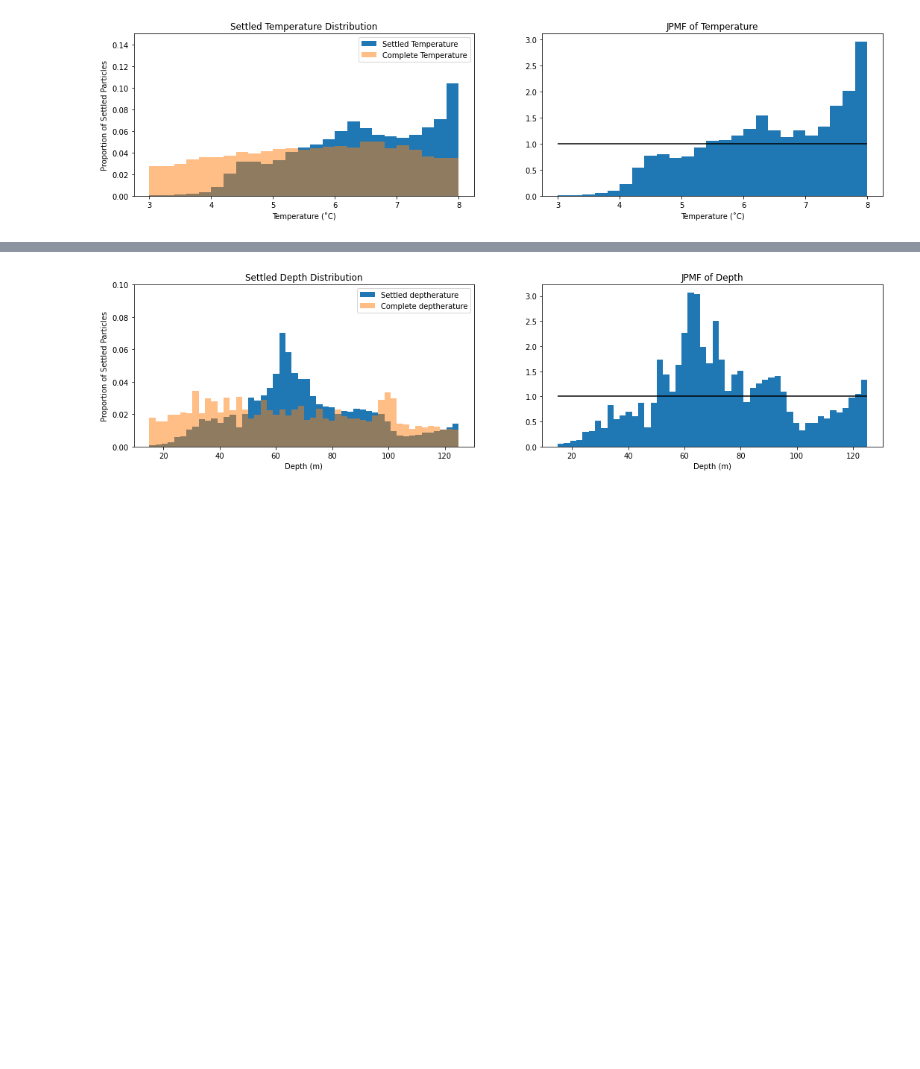
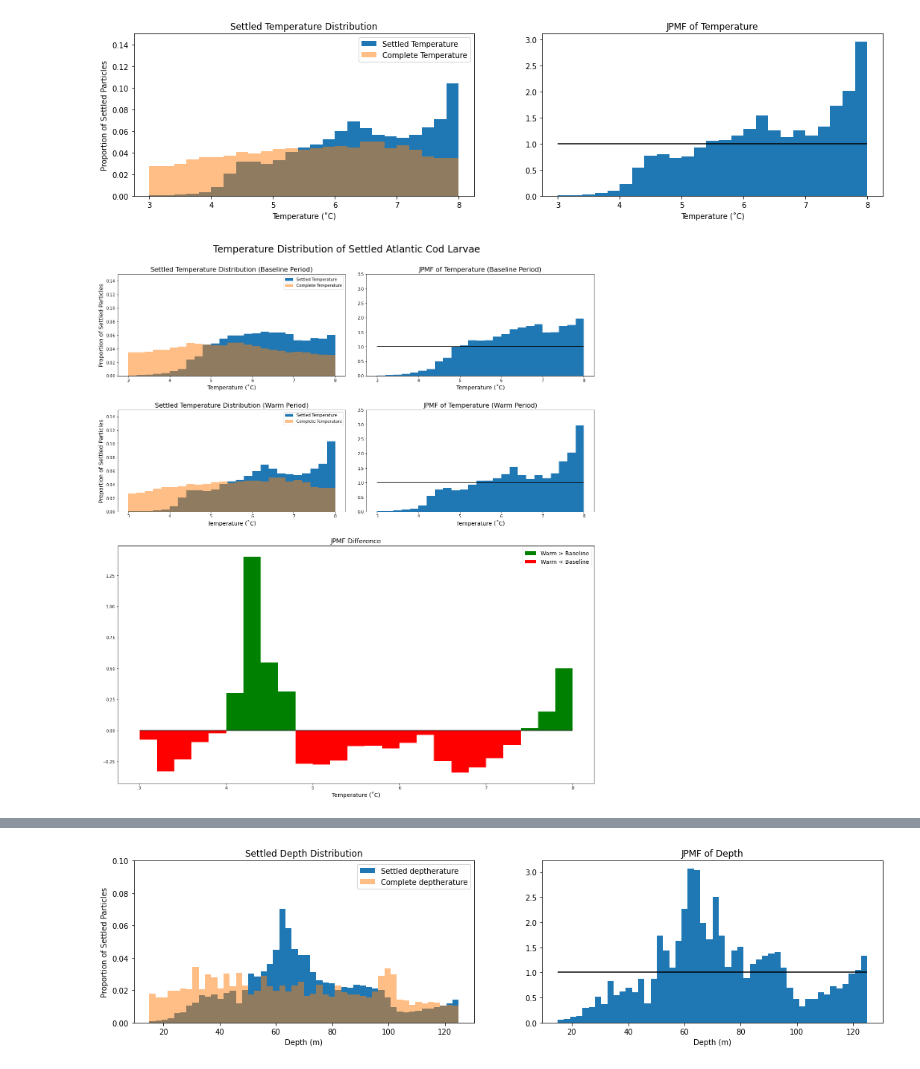
Before and after one commit to Ovec8hkin/larval-dispersal-modeling, a Jupyter notebook: analyses/1d-joint-settlement-probability-distributions.ipynb, the cells around one changed output, grey strips where cells are left out. Drawn from its saved outputs; the diff is of its cells as text; code cells hidden in the pictures; blank space fills up the shorter version.

```diff
--- a/analyses/1d-joint-settlement-probability-distributions.ipynb
+++ b/analyses/1d-joint-settlement-probability-distributions.ipynb
@@ -195,5 +204,72 @@ stw_ax1, stw_ax2, h_settled_temp, h_all_temps, h_std = plot_temp_histograms(warm
 # %% [output]
 [figure]
+# %%
+h_settled_temp_base, h_all_temps_base, h_std_base, base_bins = compute_temp_histograms(baseline_sett_temps, base_temps, 25, (3,8))
+h_settled_temp_warm, h_all_temps_warm, h_std_warm, warm_bins = compute_temp_histograms(warm_sett_temps, warm_temps, 25, (3,8))
+# %%
+r = (3,8)
+
+#fig, axes = plt.subplots(2, 2, figsize=(18, 12))
+#ax1, ax2, ax3, ax4 = axes.ravel()
+
+fig = plt.figure(figsize=(18, 20))
+
+ax1 = plt.subplot2grid((4, 2), (0, 0), colspan=1)
+ax2 = plt.subplot2grid((4, 2), (0, 1), colspan=1)
+ax3 = plt.subplot2grid((4, 2), (1, 0), colspan=1)
+ax4 = plt.subplot2grid((4, 2), (1, 1), colspan=1)
+ax5 = plt.subplot2grid((4, 2), (2, 0), colspan=2, rowspan=2)
+
+width = (base_bins[1] - base_bins[0])
+center = (base_bins[:-1] + base_bins[1:]) / 2
+ax1.bar(center, h_settled_temp_base, align='center', width=width, label="Settled Temperature")
+ax1.bar(center, h_all_temps_base, align="center", width=width, alpha=0.5, label="Complete Temperature")
+ax1.set_title("Settled Temperature Distribution (Baseline Period)", fontsize=16)
+ax1.set_ylabel("Proportion of Settled Particles", fontsize=14)
+ax1.set_xlabel("Temperature (˚C)", fontsize=14)
+ax1.set_ylim((0, 0.15))
+ax1.legend()
+
+ax2.bar(center, h_std_base, align='center', width=width)
+ax2.hlines(1.00, r[0], r[1], color="k")
+ax2.set_title("JPMF of Temperature (Baseline Period)", fontsize=16)
+ax2.set_xlabel("Temperature (˚C)", fontsize=14)
+ax2.set_ylim((0, 3.5))
+
+width = (warm_bins[1] - warm_bins[0])
+center = (warm_bins[:-1] + warm_bins[1:]) / 2
+ax3.bar(center, h_settled_temp_warm, align='center', width=width, label="Settled Temperature")
+ax3.bar(center, h_all_temps_warm, align="center", width=width, alpha=0.5, label="Complete Temperature")
+ax3.set_title("Settled Temperature Distribution (Warm Period)", fontsize=16)
+ax3.set_ylabel("Proportion of Settled Particles", fontsize=14)
+ax3.set_xlabel("Temperature (˚C)", fontsize=14)
+ax3.set_ylim((0, 0.15))
+ax3.legend()
+
+ax4.bar(center, h_std_warm, align='center', width=width)
+ax4.hlines(1.00, r[0], r[1], color="k")
+ax4.set_title("JPMF of Temperature (Warm Period)", fontsize=16)
+ax4.set_xlabel("Temperature (˚C)", fontsize=14)
+ax4.set_ylim((0, 3.5))
+
+h_std = (h_std_warm-h_std_base)/h_std_base
+
+mask = h_std < 0
+
+ax5.bar(center[~mask], h_std[~mask], color="green", align='center', width=width, label="Warm > Baseline")
+ax5.bar(center[mask], h_std[mask], color="red", align='center', width=width, label="Warm < Baseline")
+ax5.hlines(0.00, r[0], r[1], color="k")
+ax5.set_title("JPMF Difference", fontsize=16)
+ax5.set_xlabel("Temperature (˚C)", fontsize=14)
+ax5.legend(fontsize=14)
+
+fig.suptitle("Temperature Distribution of Settled Atlantic Cod Larvae", fontsize=24)
+
+fig.tight_layout(pad=3.0)
+
+plt.savefig("../figs/settlement-probability/cod_temp_settled.png")
+# %% [output]
+[figure, added]
 # %%
 ax1, ax2, h_settled_temp, h_all_temps, h_std = plot_temp_histograms(baseline_unsett_temps, base_temps, 50, (0, 25))
 # %% [output]
```
Also changed, not shown: parts of 30 cells of this notebook.
